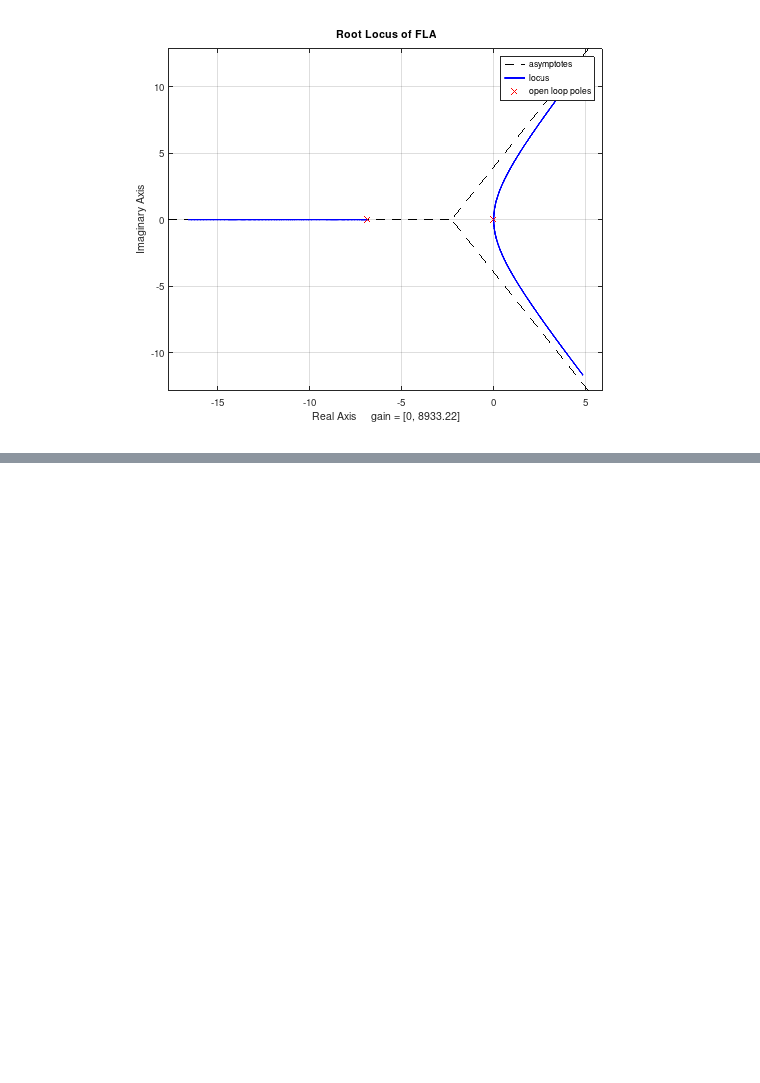
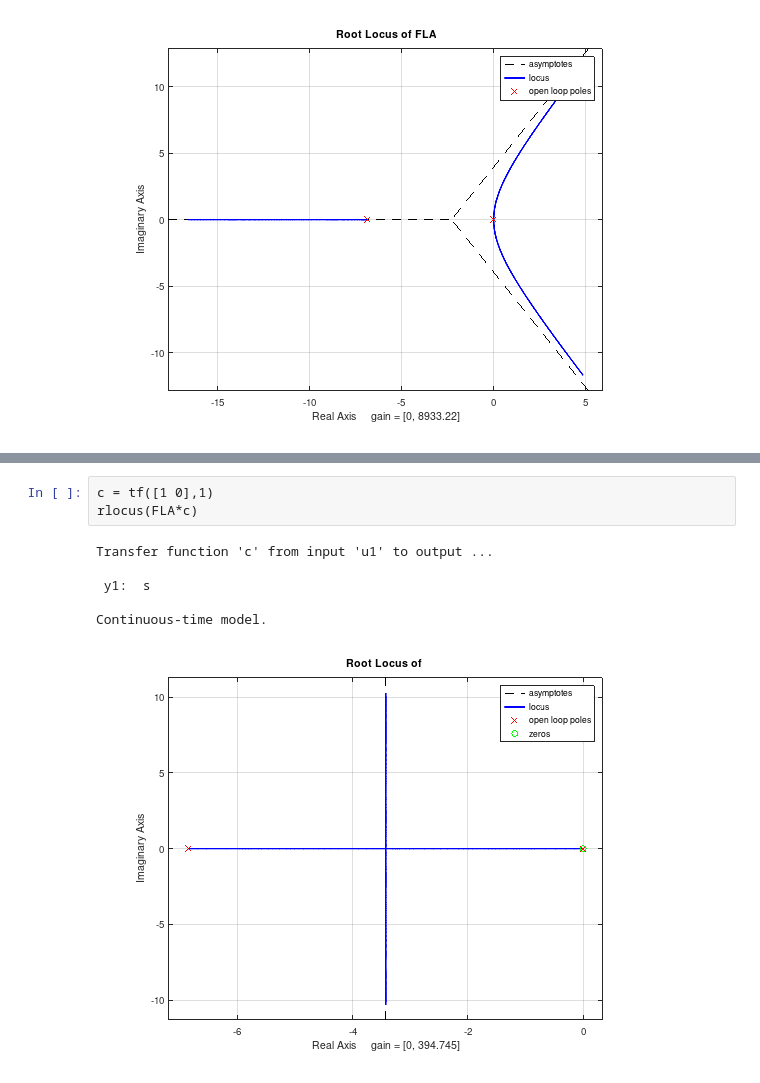
Before and after one commit to FGalvagno/altitude-control, a Jupyter notebook: notebook.ipynb, the cells around one changed output, grey strips where cells are left out. Cells and saved outputs as stored; diff of their text form; blank space fills up the shorter version.

```diff
--- a/notebook.ipynb
+++ b/notebook.ipynb
@@ -68,0 +72,10 @@ Nos encontramos con un sistema que posee dos polos en el origen. Notar que el si
+# %%
+c = tf([1 0],1)
+rlocus(FLA*c)
+# %% [output]
+Transfer function 'c' from input 'u1' to output ...
+
+ y1:  s
+
+Continuous-time model.
+[figure, added]
```
Also changed, not shown: parts of 2 cells of this notebook, 1 other file.
